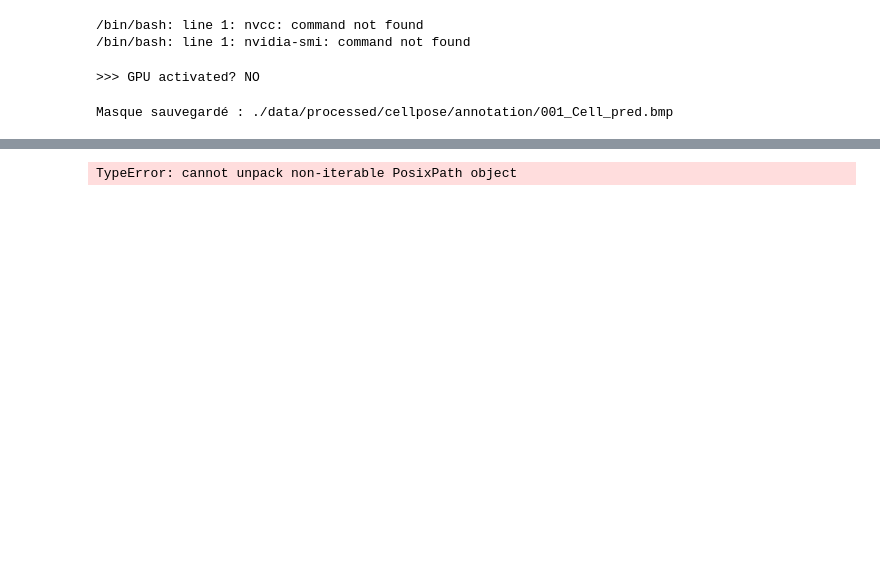
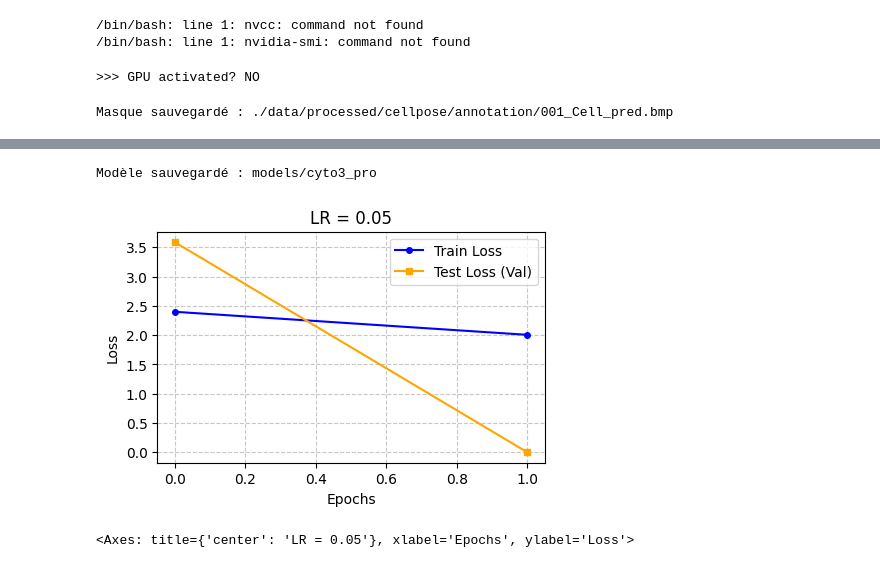
Before and after one commit to GautierGabriel/DIMA, a Jupyter notebook: scripts/cellpose_untrained.ipynb, the cells around one changed output, grey strips where cells are left out. Drawn from its saved outputs; the diff is of its cells as text; code cells hidden in the pictures; blank space fills up the shorter version.

```diff
--- a/scripts/cellpose_untrained.ipynb
+++ b/scripts/cellpose_untrained.ipynb
@@ -96,45 +115,39 @@ ev.report("Cellpose", true_mask, masks)
 # %%
 import matplotlib.pyplot as plt
 from cellpose import train, models, io
 
-ids_train = ['002', '003', '004','005', '006', '007', '008', '009', '010']
-ids_val   = ['011', '012', '013', '014', '015']
+ids_train = ['002', '003', '004','005']
+ids_val   = ['011', '012']
 
 X_train = [visualizer.load_data(id, 'Image') for id in ids_train]
 Y_train = [visualizer.load_data(id, 'Cell')[:,:,0] for id in ids_train]
 X_val   = [visualizer.load_data(id, 'Image') for id in ids_val]
 Y_val   = [visualizer.load_data(id, 'Cell')[:,:,0] for id in ids_val]
 
 io.logger_setup()
-model = models.CellposeModel(model_type='cyto3', gpu=False)
+model_finetune = models.CellposeModel(model_type='cyto3', gpu=False)
 
-model_path, train_losses, test_losses = train.train_seg(
-    model.net,
+model_path, t_loss, v_loss = train.train_seg(
+    model_finetune.net,
     train_data=X_train,
     train_labels=Y_train,
     test_data=X_val,
     test_labels=Y_val,
     channels=[0,0],
-    n_epochs=10,
+    n_epochs=2,
     learning_rate=0.05,
     weight_decay=0.0001,
-    save_path='./models/',
+    save_path='.',
     model_name='cyto3_pro'
 )
 
 print(f"Modèle sauvegardé : {model_path}")
 
-plt.figure(figsize=(8, 4))
-plt.plot(train_losses, label='Train Loss', color='blue', marker='o')
-plt.plot(test_losses, label='Test Loss (Val)', color='orange', marker='s')
-plt.title(f"Apprentissage ({model_path.split('/')[-1]}) | LR={0.05}")
-plt.xlabel("Epochs")
-plt.ylabel("Loss")
-plt.legend()
-plt.grid(True, linestyle='--', alpha=0.7)
-plt.show()
+visualizer.plot_loss(t_loss, v_loss, title=f"LR = {0.05}",show=True)
 # %% [output]
-TypeError: cannot unpack non-iterable PosixPath object
+Modèle sauvegardé : models/cyto3_pro
+[figure, added]
+<Axes: title={'center': 'LR = 0.05'}, xlabel='Epochs', ylabel='Loss'>
 # %%
 io.logger_setup()
 
```
Also changed, not shown: parts of 7 cells of this notebook.
